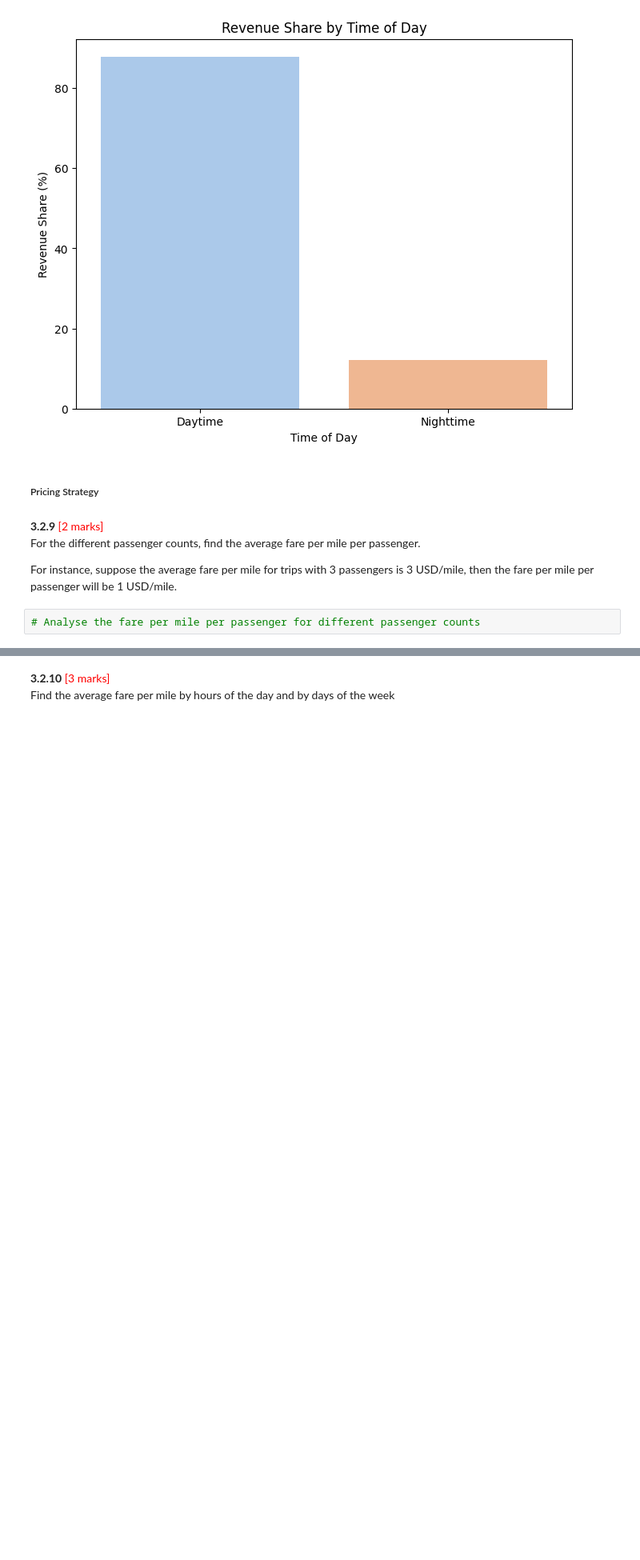
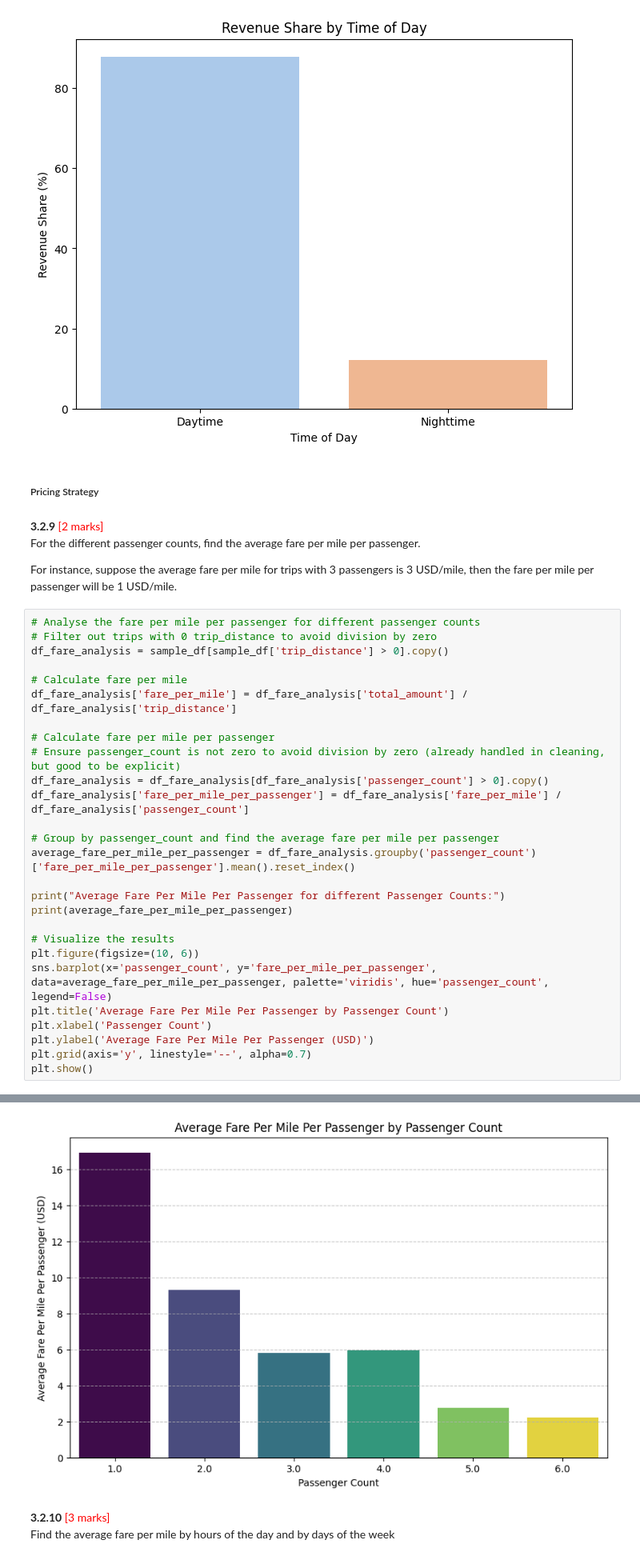
Before and after one commit to mayuresh-tungare/eda-assignment, a Jupyter notebook: EDA_Assg_NYC_Taxi_Starter.ipynb, the cells around one changed output, grey strips where cells are left out. Shown at 80% size. Drawn from its saved outputs; the diff is of its cells as text; blank space fills up the shorter version.

```diff
--- a/EDA_Assg_NYC_Taxi_Starter.ipynb
+++ b/EDA_Assg_NYC_Taxi_Starter.ipynb
@@ -1340,5 +1340,31 @@ Revenue Share by Time of Day:
 For the different passenger counts, find the average fare per mile per passenger.
 
 For instance, suppose the average fare per mile for trips with 3 passengers is 3 USD/mile, then the fare per mile per passenger will be 1 USD/mile.
-# %%
-# Analyse the fare per mile per passenger for different passenger counts
+# %%
+# Analyse the fare per mile per passenger for different passenger counts
+# Filter out trips with 0 trip_distance to avoid division by zero
+df_fare_analysis = sample_df[sample_df['trip_distance'] > 0].copy()
+
+# Calculate fare per mile
+df_fare_analysis['fare_per_mile'] = df_fare_analysis['total_amount'] / df_fare_analysis['trip_distance']
+
+# Calculate fare per mile per passenger
+# Ensure passenger_count is not zero to avoid division by zero (already handled in cleaning, but good to be explicit)
+df_fare_analysis = df_fare_analysis[df_fare_analysis['passenger_count'] > 0].copy()
+df_fare_analysis['fare_per_mile_per_passenger'] = df_fare_analysis['fare_per_mile'] / df_fare_analysis['passenger_count']
+
+# Group by passenger_count and find the average fare per mile per passenger
+average_fare_per_mile_per_passenger = df_fare_analysis.groupby('passenger_count')['fare_per_mile_per_passenger'].mean().reset_index()
+
+print("Average Fare Per Mile Per Passenger for different Passenger Counts:")
+print(average_fare_per_mile_per_passenger)
+
+# Visualize the results
+plt.figure(figsize=(10, 6))
+sns.barplot(x='passenger_count', y='fare_per_mile_per_passenger', data=average_fare_per_mile_per_passenger, palette='viridis', hue='passenger_count', legend=False)
+plt.title('Average Fare Per Mile Per Passenger by Passenger Count')
+plt.xlabel('Passenger Count')
+plt.ylabel('Average Fare Per Mile Per Passenger (USD)')
+plt.grid(axis='y', linestyle='--', alpha=0.7)
+plt.show()
+# %% [output]
@@ -1345,3 +1379,4 @@ For instance, suppose the average fare per mile for trips with 3 passengers is 3
+[figure, added]
 # %% [markdown]
 **3.2.10** <font color = red>[3 marks]</font> <br>
 Find the average fare per mile by hours of the day and by days of the week
```
Also changed, not shown: parts of 16 cells of this notebook.
